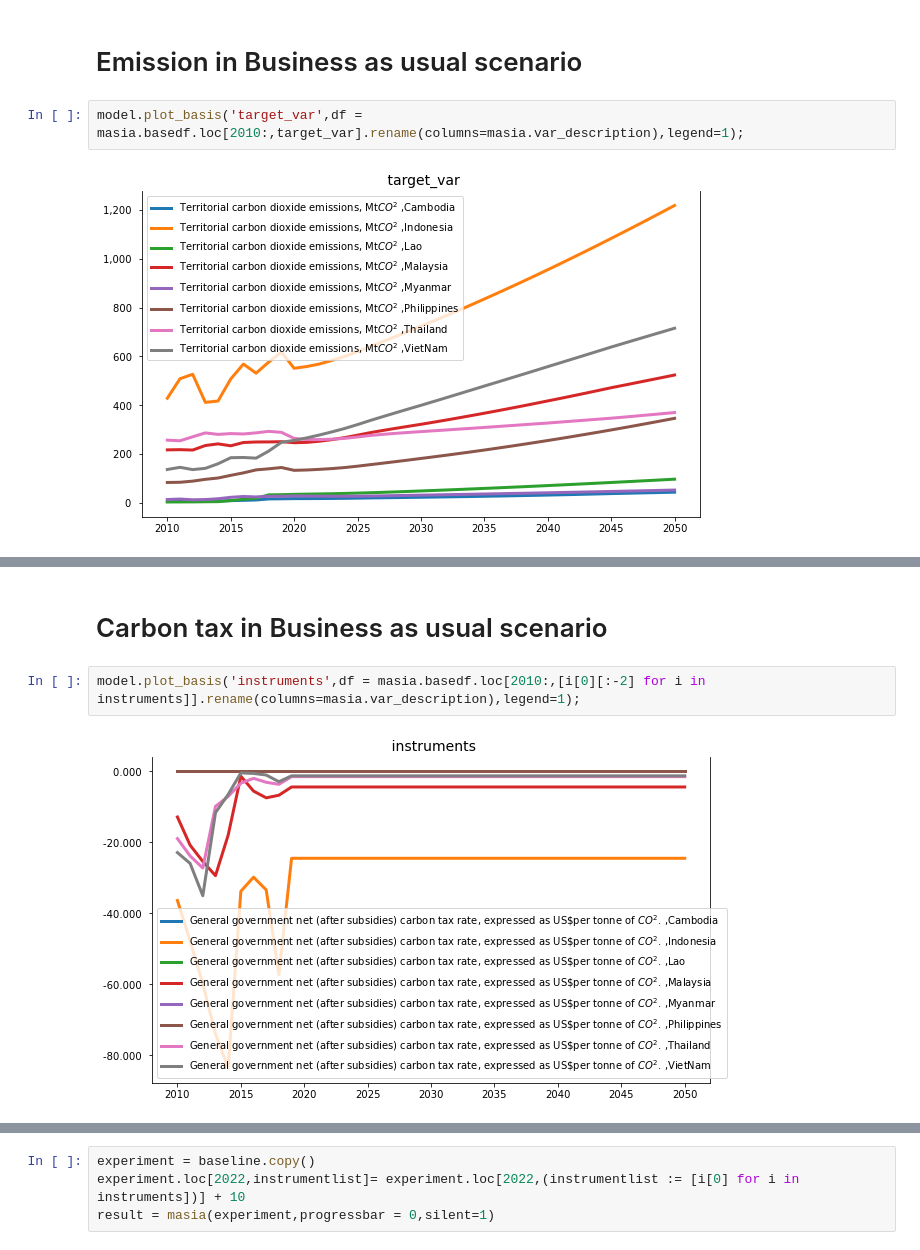
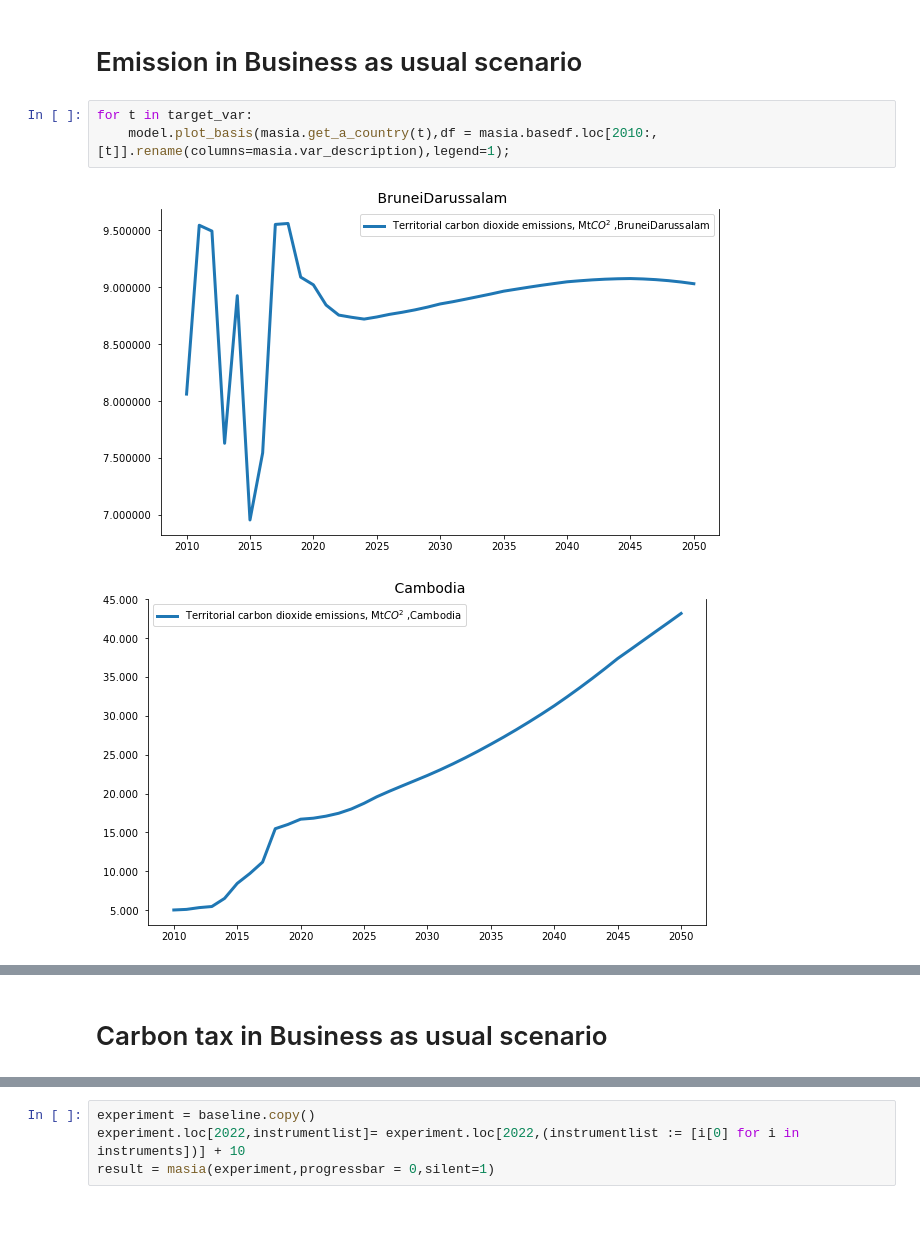
Before and after one commit to IbHansen/UNESCAP-Asia, a Jupyter notebook: Asia/Set relative carbon emission targets .ipynb, the cells around one changed output, grey strips where cells are left out. Drawn from its saved outputs; the diff is of its cells as text; blank space fills up the shorter version.

```diff
--- a/Asia/Set relative carbon emission targets .ipynb
+++ b/Asia/Set relative carbon emission targets .ipynb
@@ -56,6 +56,8 @@ print(target_var)
 # %% [markdown]
 # Emission in Business as usual scenario
 # %%
-model.plot_basis('target_var',df = masia.basedf.loc[2010:,target_var].rename(columns=masia.var_description),legend=1);
+for t in target_var:
+    model.plot_basis(masia.get_a_country(t),df = masia.basedf.loc[2010:,[t]].rename(columns=masia.var_description),legend=1);
 # %% [output]
-[figure, old version]
+[figure, new version]
+[figure, added]
@@ -62,6 +72,2 @@ model.plot_basis('target_var',df = masia.basedf.loc[2010:,target_var].rename(col
 # %% [markdown]
 # Carbon tax in Business as usual scenario
-# %%
-model.plot_basis('instruments',df = masia.basedf.loc[2010:,[i[0][:-2] for i in instruments]].rename(columns=masia.var_description),legend=1);
-# %% [output]
-[figure, removed]
```
Also changed, not shown: parts of 17 cells of this notebook, 4 other files.
